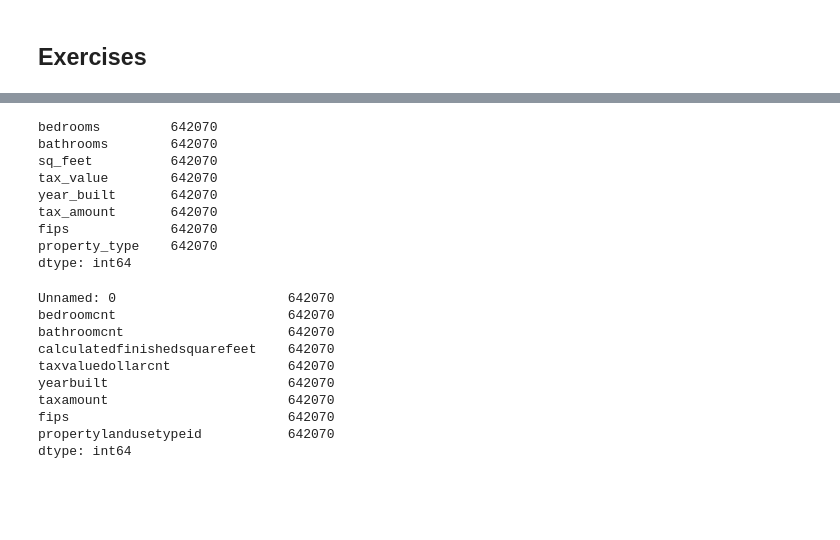
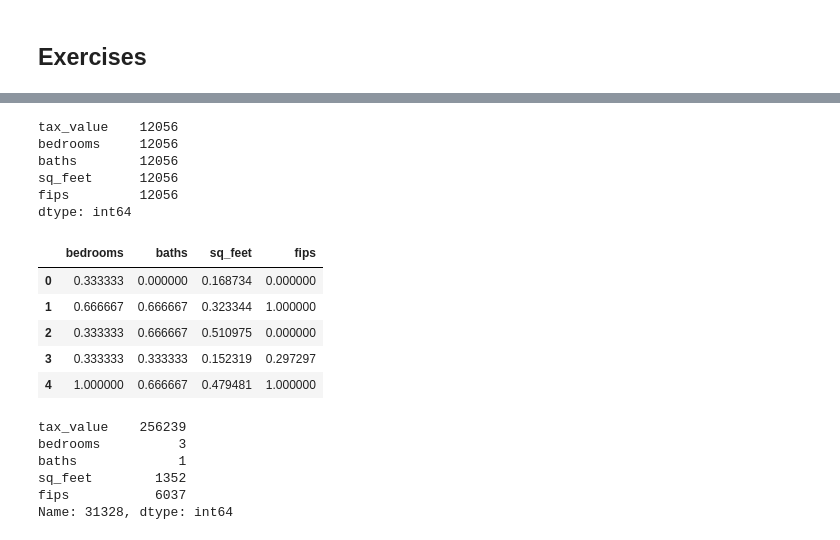
Before and after one commit to jcrosenberger/regression_exercises, a Jupyter notebook: scaling.ipynb, the cells around one changed output, grey strips where cells are left out. Cells and saved outputs as stored; diff of their text form; code cells hidden in the pictures; blank space fills up the shorter version.

```diff
--- a/scaling.ipynb
+++ b/scaling.ipynb
@@ -72,2 +54,3 @@ df.head()
 # %%
-columns_to_scale = ['bedrooms', 'bathrooms', 'sq_feet', 'fips']
+# make, fit, use:
+columns_to_scale = ['bedrooms', 'baths', 'sq_feet', 'fips']
@@ -77,25 +57,15 @@ df30 = df.sample(frac = .30)
 # %%
-df30.count()
+df.count()
 # %% [output]
-bedrooms         642070
-bathrooms        642070
-sq_feet          642070
-tax_value        642070
-year_built       642070
-tax_amount       642070
-fips             642070
-property_type    642070
+tax_value    12056
+bedrooms     12056
+baths        12056
+sq_feet      12056
+fips         12056
 dtype: int64
-# %%
-df.count()
-# %% [output]
-Unnamed: 0                      642070
-bedroomcnt                      642070
-bathroomcnt                     642070
-calculatedfinishedsquarefeet    642070
-taxvaluedollarcnt               642070
-yearbuilt                       642070
-taxamount                       642070
-fips                            642070
-propertylandusetypeid           642070
-dtype: int64
+# %%
+df_scaled = pd.DataFrame()
+# make the object, put it into the variable scaler
+scaler = MinMaxScaler()
+# fit the object to my data:
+df_scaled[columns_to_scale] = scaler.fit_transform(df[columns_to_scale])
@@ -101,0 +83,18 @@ dtype: int64
+# %%
+df_scaled.head()
+# %% [output]
+|  | bedrooms | baths | sq_feet | fips |
+| 0 | 0.333333 | 0.000000 | 0.168734 | 0.000000 |
+| 1 | 0.666667 | 0.666667 | 0.323344 | 1.000000 |
+| 2 | 0.333333 | 0.666667 | 0.510975 | 0.000000 |
+| 3 | 0.333333 | 0.333333 | 0.152319 | 0.297297 |
+| 4 | 1.000000 | 0.666667 | 0.479481 | 1.000000 |
+# %%
+df.iloc[0]
+# %% [output]
+tax_value    256239
+bedrooms          3
+baths             1
+sq_feet        1352
+fips           6037
+Name: 31328, dtype: int64
```
Also changed, not shown: parts of 16 cells of this notebook, 2 other files.
